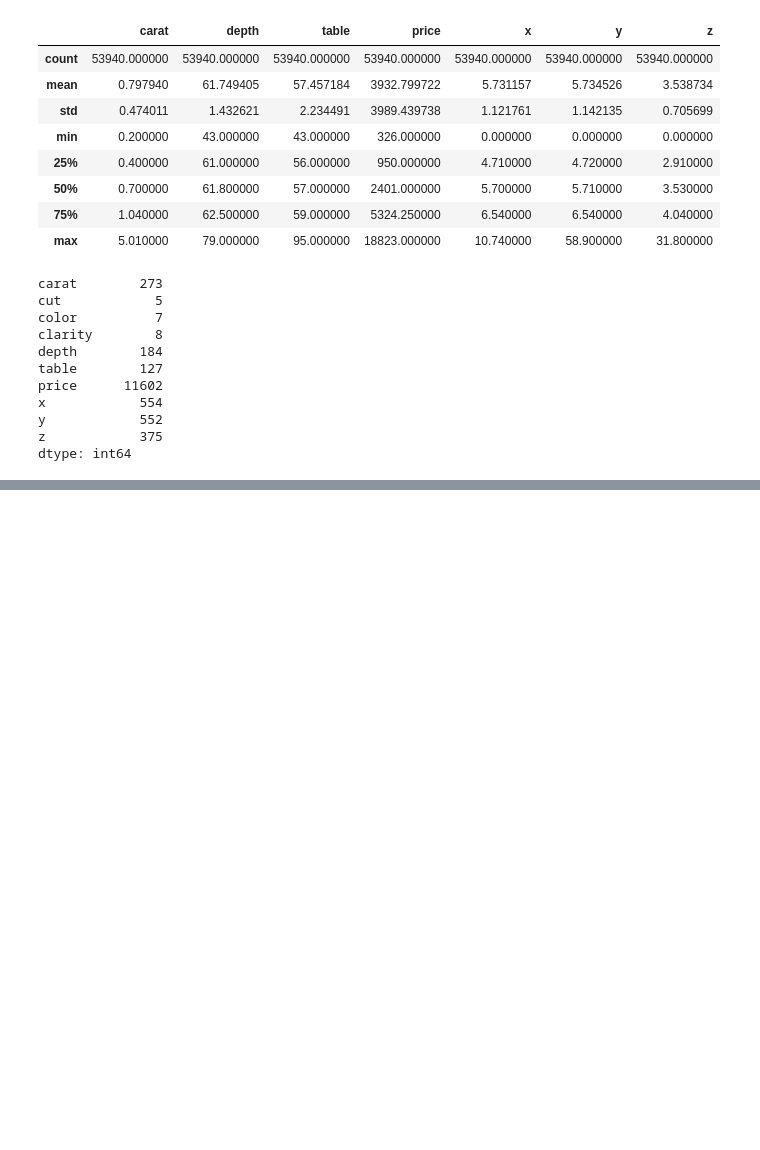
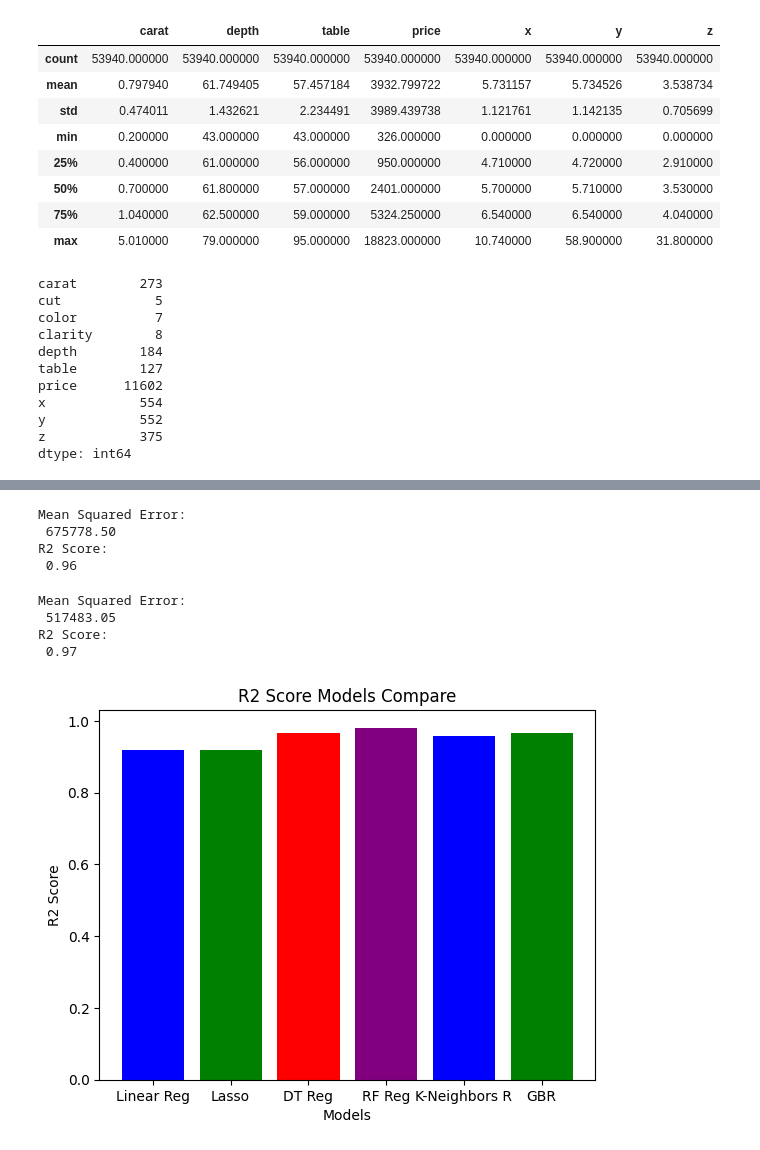
Before and after one commit to frankfaisca/machine-learning, a Jupyter notebook: ex2_PredictionPrices.ipynb, the cells around one changed output, grey strips where cells are left out. Cells and saved outputs as stored; diff of their text form; code cells hidden in the pictures; blank space fills up the shorter version.

```diff
--- a/ex2_PredictionPrices.ipynb
+++ b/ex2_PredictionPrices.ipynb
@@ -134,0 +198,63 @@ R2 Score:
+# %%
+# Create and train the K-Neighbors Regressor model
+model = KNeighborsRegressor()
+model.fit(X_train, y_train)
+
+# Make predictions on the test set
+y_pred = model.predict(X_test)
+
+# Evaluate the model
+mse = mean_squared_error(y_test,y_pred)
+r2 = r2_score(y_test,y_pred)
+
+new_row = {'Model': 'K-Neighbors R', 'MSE': mse, 'R2 Score': r2}
+result = result.append(new_row, ignore_index=True)
+
+print("Mean Squared Error:\n", "{:.2f}".format(mse))
+print("R2 Score:\n", "{:.2f}".format(r2))
+# %% [output]
+Mean Squared Error:
+ 675778.50
+R2 Score:
+ 0.96
+# %%
+# Create and train the Gradient Boosting Regressor model
+model = GradientBoostingRegressor()
+model.fit(X_train, y_train)
+
+# Make predictions on the test set
+y_pred = model.predict(X_test)
+
+# Evaluate the model
+mse = mean_squared_error(y_test,y_pred)
+r2 = r2_score(y_test,y_pred)
+
+new_row = {'Model': 'GBR', 'MSE': mse, 'R2 Score': r2}
+result = result.append(new_row, ignore_index=True)
+
+
+print("Mean Squared Error:\n", "{:.2f}".format(mse))
+print("R2 Score:\n", "{:.2f}".format(r2))
+# %% [output]
+Mean Squared Error:
+ 517483.05
+R2 Score:
+ 0.97
+# %%
+columns = result['Model']
+values = result['R2 Score']
+colors = ['blue', 'green', 'red', 'purple']
+
+# Create a bar graph
+
+plt.bar(columns, values, color = colors)
+
+# Add labels and a title
+plt.xlabel('Models')
+plt.ylabel('R2 Score')
+plt.title('R2 Score Models Compare')
+
+# Show the plot
+plt.show()
+# %% [output]
+[figure, added]
```
Also changed, not shown: parts of 10 cells of this notebook.
